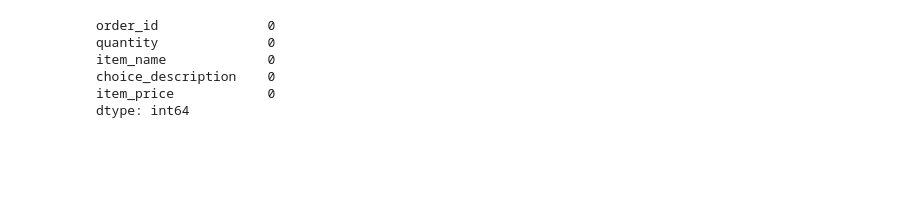
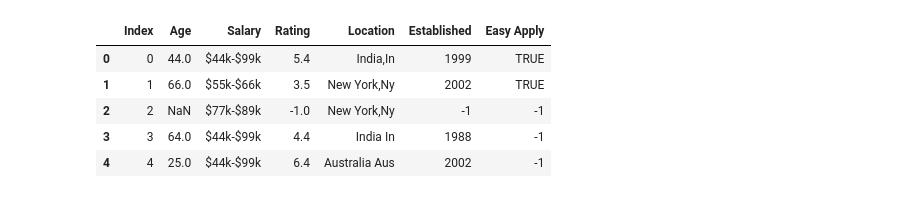
Before and after one commit to adapaania/PrepInsta-Data-Analysis-Internship, a Jupyter notebook: Week 3/Week 3 - Task 2(Aania).ipynb, the cells around one changed output. Drawn from its saved outputs; the diff is of its cells as text; code cells hidden in the pictures; blank space fills up the shorter version.

```diff
--- a/Week 3/Week 3 - Task 2(Aania).ipynb
+++ b/Week 3/Week 3 - Task 2(Aania).ipynb
@@ -201,9 +38,9 @@ df
-# %%
-df.isnull().sum()
-# %% [output]
-order_id              0
-quantity              0
-item_name             0
-choice_description    0
-item_price            0
-dtype: int64
+# %%
+data.head()
+# %% [output]
+|  | Index | Age | Salary | Rating | Location | Established | Easy Apply |
+| 0 | 0 | 44.0 | $44k-$99k | 5.4 | India,In | 1999 | TRUE |
+| 1 | 1 | 66.0 | $55k-$66k | 3.5 | New York,Ny | 2002 | TRUE |
+| 2 | 2 | NaN | $77k-$89k | -1.0 | New York,Ny | -1 | -1 |
+| 3 | 3 | 64.0 | $44k-$99k | 4.4 | India In | 1988 | -1 |
+| 4 | 4 | 25.0 | $44k-$99k | 6.4 | Australia Aus | 2002 | -1 |
```
Also changed, not shown: parts of 30 cells of this notebook.
